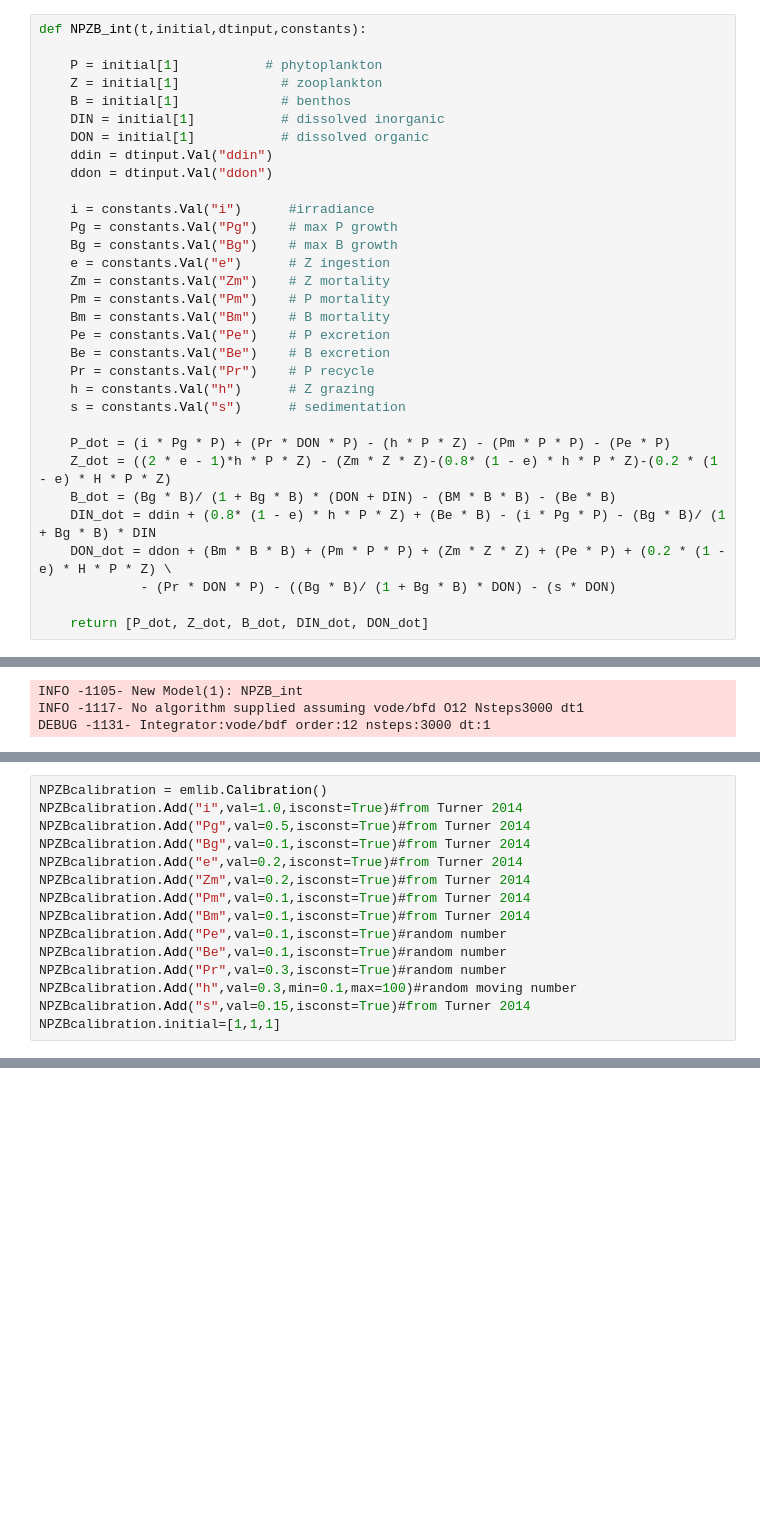
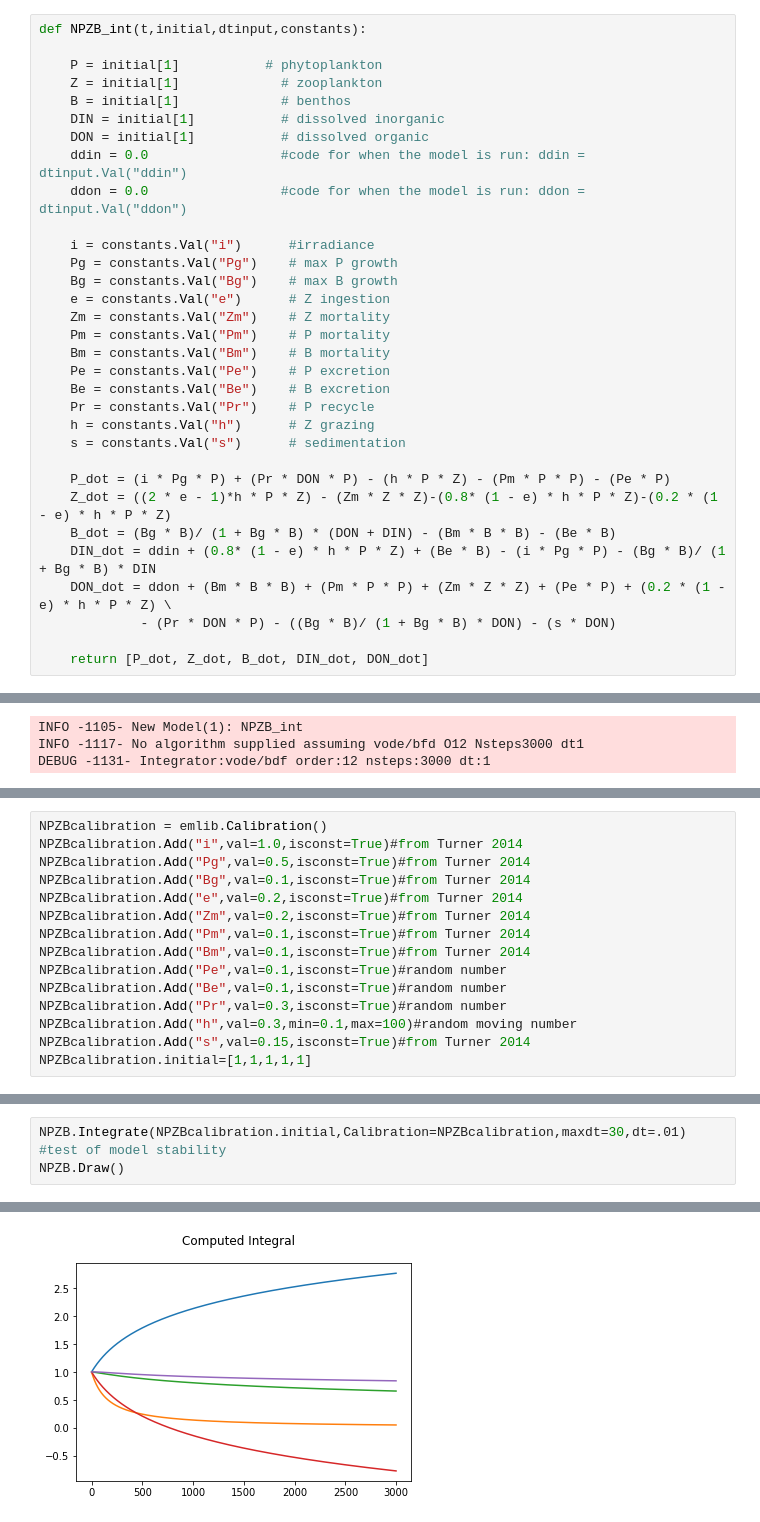
Before and after one commit to mlrohal/npcdon, a Jupyter notebook: NPC Model.ipynb, the cells around one changed output, grey strips where cells are left out. Drawn from its saved outputs; the diff is of its cells as text; blank space fills up the shorter version.

```diff
--- a/NPC Model.ipynb
+++ b/NPC Model.ipynb
@@ -10,8 +10,8 @@ def NPZB_int(t,initial,dtinput,constants):
     B = initial[1]             # benthos
     DIN = initial[1]           # dissolved inorganic
     DON = initial[1]           # dissolved organic
-    ddin = dtinput.Val("ddin")
-    ddon = dtinput.Val("ddon")
+    ddin = 0.0                 #code for when the model is run: ddin = dtinput.Val("ddin")
+    ddon = 0.0                 #code for when the model is run: ddon = dtinput.Val("ddon")
 
     i = constants.Val("i")      #irradiance
     Pg = constants.Val("Pg")    # max P growth
@@ -27,10 +27,10 @@ def NPZB_int(t,initial,dtinput,constants):
     s = constants.Val("s")      # sedimentation
 
     P_dot = (i * Pg * P) + (Pr * DON * P) - (h * P * Z) - (Pm * P * P) - (Pe * P)
-    Z_dot = ((2 * e - 1)*h * P * Z) - (Zm * Z * Z)-(0.8* (1 - e) * h * P * Z)-(0.2 * (1 - e) * H * P * Z)
-    B_dot = (Bg * B)/ (1 + Bg * B) * (DON + DIN) - (BM * B * B) - (Be * B)
+    Z_dot = ((2 * e - 1)*h * P * Z) - (Zm * Z * Z)-(0.8* (1 - e) * h * P * Z)-(0.2 * (1 - e) * h * P * Z)
+    B_dot = (Bg * B)/ (1 + Bg * B) * (DON + DIN) - (Bm * B * B) - (Be * B)
     DIN_dot = ddin + (0.8* (1 - e) * h * P * Z) + (Be * B) - (i * Pg * P) - (Bg * B)/ (1 + Bg * B) * DIN
-    DON_dot = ddon + (Bm * B * B) + (Pm * P * P) + (Zm * Z * Z) + (Pe * P) + (0.2 * (1 - e) * H * P * Z) \
+    DON_dot = ddon + (Bm * B * B) + (Pm * P * P) + (Zm * Z * Z) + (Pe * P) + (0.2 * (1 - e) * h * P * Z) \
              - (Pr * DON * P) - ((Bg * B)/ (1 + Bg * B) * DON) - (s * DON)
 
     return [P_dot, Z_dot, B_dot, DIN_dot, DON_dot]
@@ -74,5 +74,5 @@ NPZBcalibration.Add("Be",val=0.1,isconst=True)#random number
 NPZBcalibration.Add("Pr",val=0.3,isconst=True)#random number
 NPZBcalibration.Add("h",val=0.3,min=0.1,max=100)#random moving number
 NPZBcalibration.Add("s",val=0.15,isconst=True)#from Turner 2014
-NPZBcalibration.initial=[1,1,1]
+NPZBcalibration.initial=[1,1,1,1,1]
 # %% [output]
@@ -90,0 +92,4 @@ DEBUG -596- C:58 s 0.15 True
+# %%
+NPZB.Integrate(NPZBcalibration.initial,Calibration=NPZBcalibration,maxdt=30,dt=.01) #test of model stability
+NPZB.Draw()
+# %% [output]
@@ -91 +112,2 @@ DEBUG -596- C:58 s 0.15 True
+[figure, added]
 # %%
```
Also changed, not shown: parts of 5 cells of this notebook, 9 other files.
